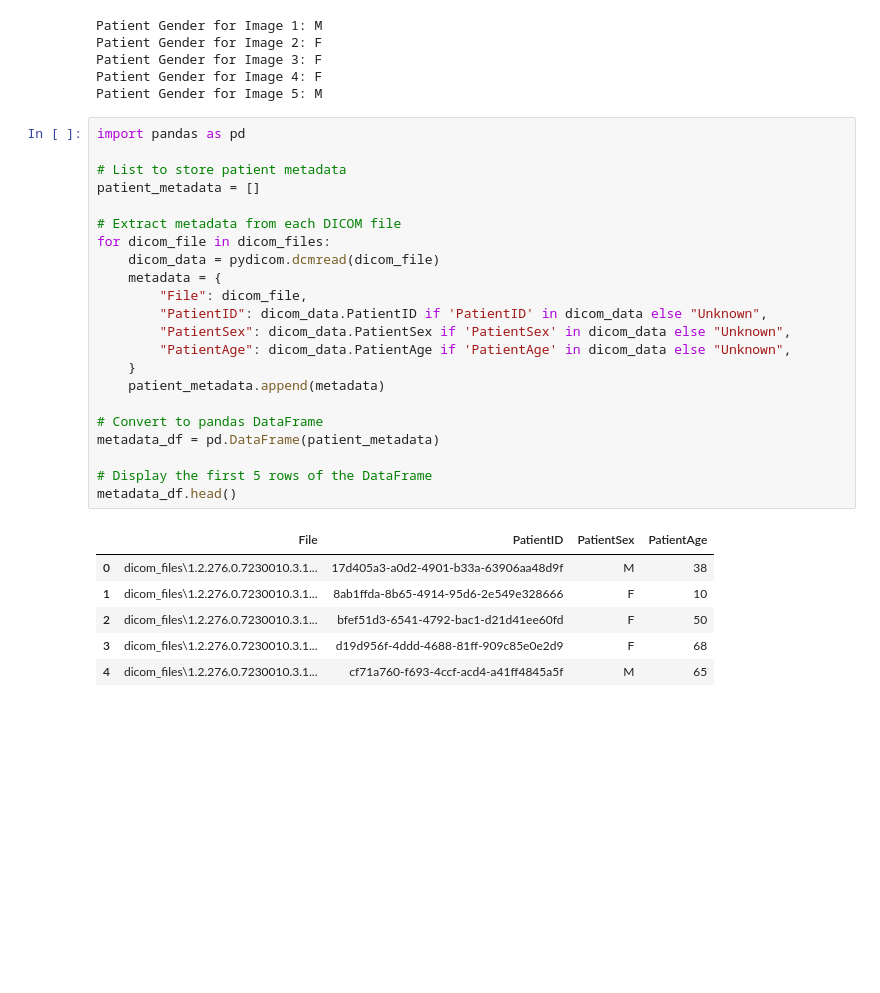
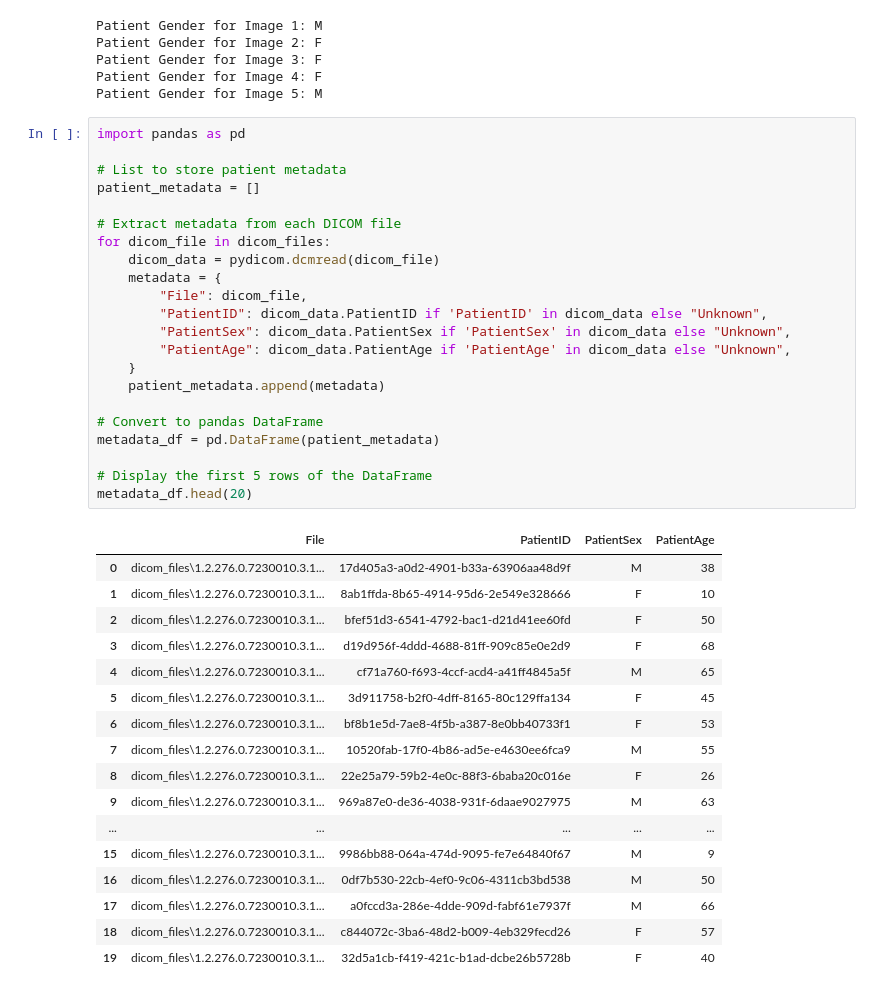
Before and after one commit to alexcri90/Medical-Imaging-DS-Bicocca, a Jupyter notebook: Project_MI.ipynb, the cells around one changed output. Drawn from its saved outputs; the diff is of its cells as text; blank space fills up the shorter version.

```diff
--- a/Project_MI.ipynb
+++ b/Project_MI.ipynb
@@ -93,29 +93,40 @@ Patient Gender for Image 5: M
 # %%
 import pandas as pd
 
 # List to store patient metadata
 patient_metadata = []
 
 # Extract metadata from each DICOM file
 for dicom_file in dicom_files:
     dicom_data = pydicom.dcmread(dicom_file)
     metadata = {
         "File": dicom_file,
         "PatientID": dicom_data.PatientID if 'PatientID' in dicom_data else "Unknown",
         "PatientSex": dicom_data.PatientSex if 'PatientSex' in dicom_data else "Unknown",
         "PatientAge": dicom_data.PatientAge if 'PatientAge' in dicom_data else "Unknown",
     }
     patient_metadata.append(metadata)
 
 # Convert to pandas DataFrame
 metadata_df = pd.DataFrame(patient_metadata)
 
 # Display the first 5 rows of the DataFrame
-metadata_df.head()
+metadata_df.head(20)
 # %% [output]
 |  | File | PatientID | PatientSex | PatientAge |
 | 0 | dicom_files\1.2.276.0.7230010.3.1... | 17d405a3-a0d2-4901-b33a-63906aa48d9f | M | 38 |
 | 1 | dicom_files\1.2.276.0.7230010.3.1... | 8ab1ffda-8b65-4914-95d6-2e549e328666 | F | 10 |
 | 2 | dicom_files\1.2.276.0.7230010.3.1... | bfef51d3-6541-4792-bac1-d21d41ee60fd | F | 50 |
 | 3 | dicom_files\1.2.276.0.7230010.3.1... | d19d956f-4ddd-4688-81ff-909c85e0e2d9 | F | 68 |
 | 4 | dicom_files\1.2.276.0.7230010.3.1... | cf71a760-f693-4ccf-acd4-a41ff4845a5f | M | 65 |
+| 5 | dicom_files\1.2.276.0.7230010.3.1... | 3d911758-b2f0-4dff-8165-80c129ffa134 | F | 45 |
+| 6 | dicom_files\1.2.276.0.7230010.3.1... | bf8b1e5d-7ae8-4f5b-a387-8e0bb40733f1 | F | 53 |
+| 7 | dicom_files\1.2.276.0.7230010.3.1... | 10520fab-17f0-4b86-ad5e-e4630ee6fca9 | M | 55 |
+| 8 | dicom_files\1.2.276.0.7230010.3.1... | 22e25a79-59b2-4e0c-88f3-6baba20c016e | F | 26 |
+| 9 | dicom_files\1.2.276.0.7230010.3.1... | 969a87e0-de36-4038-931f-6daae9027975 | M | 63 |
+| ... | ... | ... | ... | ... |
+| 15 | dicom_files\1.2.276.0.7230010.3.1... | 9986bb88-064a-474d-9095-fe7e64840f67 | M | 9 |
+| 16 | dicom_files\1.2.276.0.7230010.3.1... | 0df7b530-22cb-4ef0-9c06-4311cb3bd538 | M | 50 |
+| 17 | dicom_files\1.2.276.0.7230010.3.1... | a0fccd3a-286e-4dde-909d-fabf61e7937f | M | 66 |
+| 18 | dicom_files\1.2.276.0.7230010.3.1... | c844072c-3ba6-48d2-b009-4eb329fecd26 | F | 57 |
+| 19 | dicom_files\1.2.276.0.7230010.3.1... | 32d5a1cb-f419-421c-b1ad-dcbe26b5728b | F | 40 |
```
Also changed, not shown: parts of 5 cells of this notebook, 1 other file.
